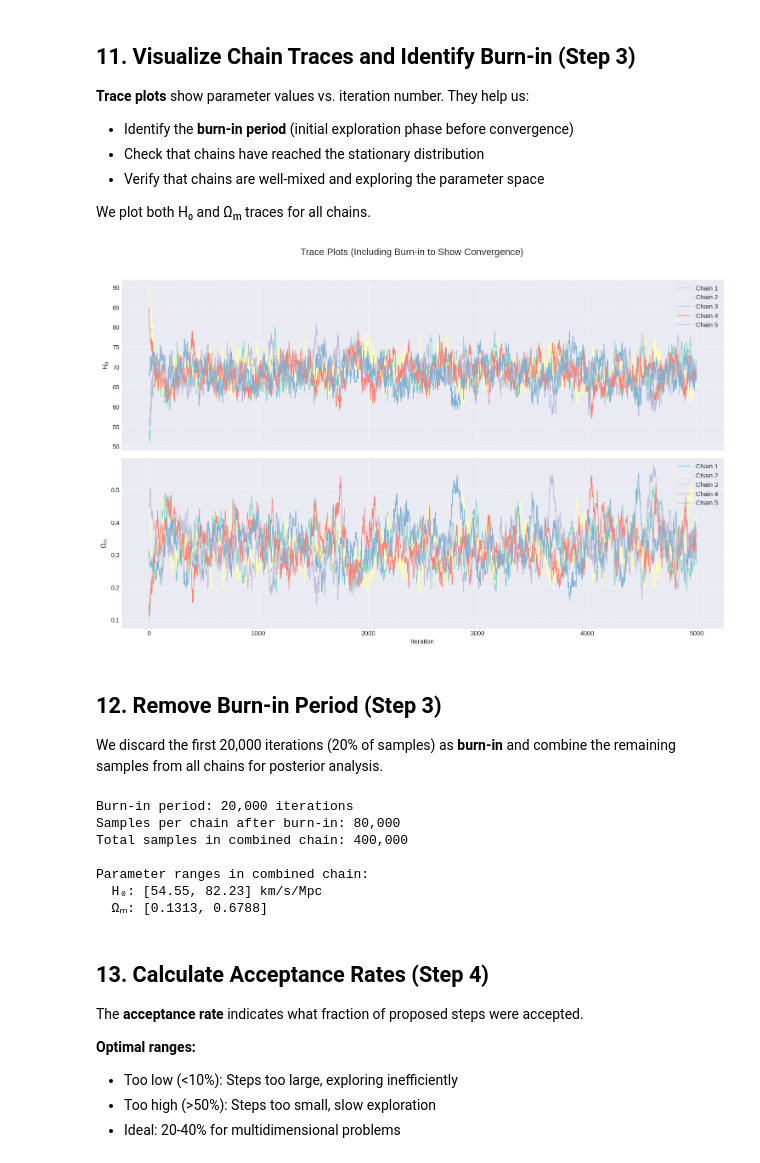
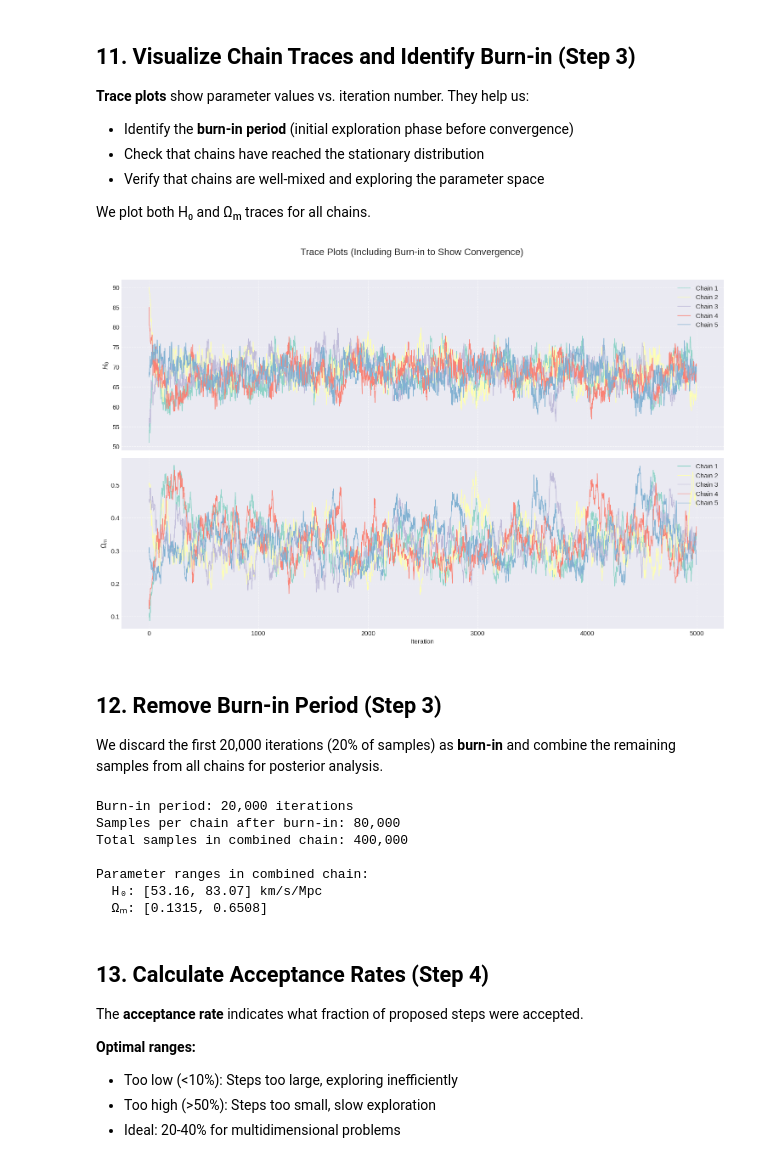
Before and after one commit to andresgordoortiz/carmen_assignment, a Jupyter notebook: bayesian_cosmology_assignment.ipynb, the cells around one changed output. Cells and saved outputs as stored; diff of their text form; code cells hidden in the pictures.

```diff
--- a/bayesian_cosmology_assignment.ipynb
+++ b/bayesian_cosmology_assignment.ipynb
@@ -511,7 +511,7 @@ n_iterations = 100000  # Total iterations per chain
 burn_in_for_plot = 5000 # Number of steps to show in the trace plot to visualize convergence
 burn_in_for_stats = 20000 # Standard burn-in for statistical analysis
 
-# 1. Initial positions for each chain, now set to be very far apart
+# 1. Initial positions for each chain, kept far apart for visualization
 # Format: (H0, Omega_m)
 initial_positions = [
     (50.0, 0.1),   # Low H0, low Omega_m
@@ -523,38 +523,33 @@ initial_positions = [
 
 # 2. Step sizes for the proposal distribution (Gaussian)
 # Format: (sigma_H0, sigma_Omega_m)
-# Using a slightly larger step size to ensure the space is explored.
-step_sizes = (2.0, 0.02)
+# The step for Omega_m was too large, causing it to get stuck.
+# Reducing it to allow for a better acceptance rate.
+step_sizes = (2.0, 0.015)
 
-# --- Running the Chains (Uniform prior) ---
-# Use names expected by later cells: chains_uniform and acceptance_rates_uniform
-chains_uniform = []
-acceptance_rates_uniform = []
+# --- Running the Chains ---
+chains = []
+acceptance_rates = []
 
-print("Running MCMC chains (Uniform prior)...")
+print("Running MCMC chains...")
 for i in range(n_chains):
     # Ensure each chain has a different random seed for independence
     np.random.seed(42 + i * 100)
 
-    print(f"  Chain {i+1}/{n_chains} starting with initial position {initial_positions[i]}...", end=" ")
-    chain_i, acc_rate_i = metropolis_hastings_mcmc(
+    chain, acc_rate = metropolis_hastings_mcmc(
         initial_params=initial_positions[i],
         step_sizes=step_sizes,
         n_iterations=n_iterations,
-        z_data=z,       # data already loaded as `z`, `h`, `herr`
+        z_data=z,
         h_data=h,
         herr_data=herr,
         prior_type='uniform'
     )
-    chains_uniform.append(chain_i)
-    acceptance_rates_uniform.append(acc_rate_i)
-    print(f"Done. Acceptance rate: {acc_rate_i:.3f}")
-
-# For backward compatibility with any downstream code using `chains` / `acceptance_rates`
-chains = chains_uniform
-acceptance_rates = acceptance_rates_uniform
+    chains.append(chain)
+    acceptance_rates.append(acc_rate)
+    print(f"Chain {i+1}/{n_chains} finished. Acceptance rate: {acc_rate:.3f}")
 
 print("\nMCMC simulation complete.")
-# The 'chains_uniform' variable now holds the raw output for all chains.
+# The 'chains' variable now holds the raw output for all chains.
 # The burn-in will be applied in subsequent steps.
 # %% [output]
@@ -585,58 +579,58 @@ We plot both H₀ and Ωₘ traces for all chains.
 # %%
 # To demonstrate convergence, we will plot the first `burn_in_for_plot` steps
 # of each chain. This allows us to see the initial "burn-in" phase where the
 # chains explore the parameter space from their diverse starting points and
 # eventually converge to the same high-probability region.
 
 fig, (ax1, ax2) = plt.subplots(2, 1, figsize=(15, 10), sharex=True)
 fig.suptitle('Trace Plots (Including Burn-in to Show Convergence)', fontsize=16)
 
 # Plotting the first `burn_in_for_plot` iterations for each chain
 for i in range(n_chains):
     # Plot H0 trace
     ax1.plot(chains[i][:burn_in_for_plot, 0], lw=1, label=f'Chain {i+1}')
     # Plot Omega_m trace
     ax2.plot(chains[i][:burn_in_for_plot, 1], lw=1, label=f'Chain {i+1}')
 
 ax1.set_ylabel('$H_0$')
 ax1.legend(loc='upper right')
 ax1.grid(True, linestyle='--', alpha=0.6)
 
 ax2.set_ylabel('$\\Omega_m$')
 ax2.set_xlabel('Iteration')
 ax2.legend(loc='upper right')
 ax2.grid(True, linestyle='--', alpha=0.6)
 
-plt.tight_layout(rect=[0, 0.03, 1, 0.96])
+plt.tight_layout(rect=(0, 0.03, 1, 0.96))
 plt.show()
 # %% [output]
-[figure, old version]
+[figure, new version]
 # %% [markdown]
 ## 12. Remove Burn-in Period (Step 3)
 
 We discard the first 20,000 iterations (20% of samples) as **burn-in** and combine the remaining samples from all chains for posterior analysis.
 # %%
-# Define burn-in length
-burnin = 20000
+# Define burn-in length (using the standard burn-in for statistics)
+burnin = burn_in_for_stats
 
 # Remove burn-in from each chain and combine
-chains_uniform_burned = [chain[burnin:] for chain in chains_uniform]
-combined_chain_uniform = np.vstack(chains_uniform_burned)
+chains_burned = [chain[burnin:] for chain in chains]
+combined_chain = np.vstack(chains_burned)
 
 print(f"Burn-in period: {burnin:,} iterations")
-print(f"Samples per chain after burn-in: {chains_uniform_burned[0].shape[0]:,}")
-print(f"Total samples in combined chain: {combined_chain_uniform.shape[0]:,}")
+print(f"Samples per chain after burn-in: {chains_burned[0].shape[0]:,}")
+print(f"Total samples in combined chain: {combined_chain.shape[0]:,}")
 print(f"\nParameter ranges in combined chain:")
-print(f"  H₀: [{combined_chain_uniform[:, 0].min():.2f}, {combined_chain_uniform[:, 0].max():.2f}] km/s/Mpc")
-print(f"  Ωₘ: [{combined_chain_uniform[:, 1].min():.4f}, {combined_chain_uniform[:, 1].max():.4f}]")
+print(f"  H₀: [{combined_chain[:, 0].min():.2f}, {combined_chain[:, 0].max():.2f}] km/s/Mpc")
+print(f"  Ωₘ: [{combined_chain[:, 1].min():.4f}, {combined_chain[:, 1].max():.4f}]")
 # %% [output]
 Burn-in period: 20,000 iterations
 Samples per chain after burn-in: 80,000
 Total samples in combined chain: 400,000
 
 Parameter ranges in combined chain:
-  H₀: [54.55, 82.23] km/s/Mpc
-  Ωₘ: [0.1313, 0.6788]
+  H₀: [53.16, 83.07] km/s/Mpc
+  Ωₘ: [0.1315, 0.6508]
 # %% [markdown]
 ## 13. Calculate Acceptance Rates (Step 4)
 
```
Also changed, not shown: parts of 14 cells of this notebook.
